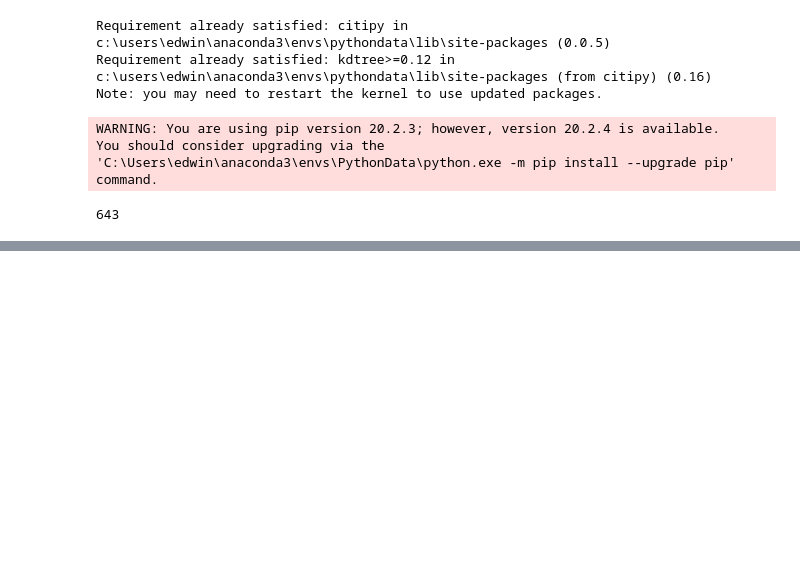
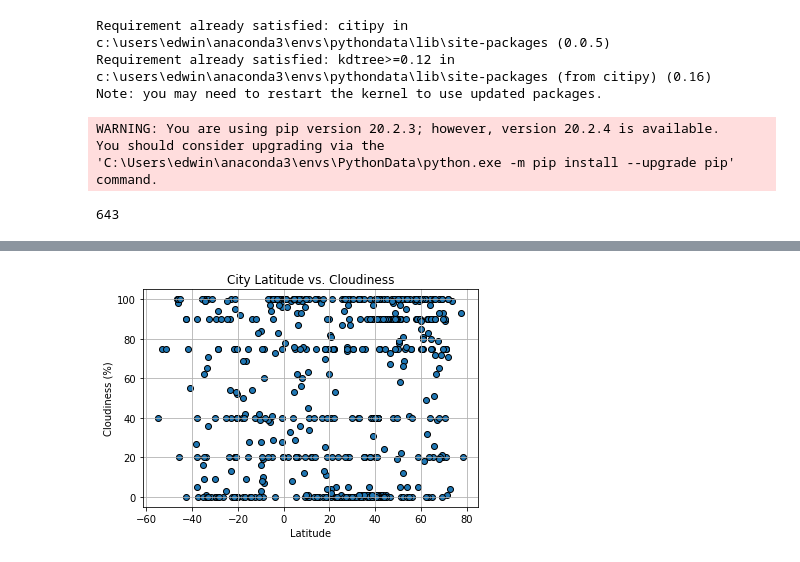
Before and after one commit to EdwinVargas22/UCI-Edwin-Vargas-Homework, a Jupyter notebook: 06-Python-API-Challenge/WeatherPy/WeatherPy.ipynb, the cells around one changed output, grey strips where cells are left out. Drawn from its saved outputs; the diff is of its cells as text; code cells hidden in the pictures; blank space fills up the shorter version.

```diff
--- a/06-Python-API-Challenge/WeatherPy/WeatherPy.ipynb
+++ b/06-Python-API-Challenge/WeatherPy/WeatherPy.ipynb
@@ -106,0 +185,13 @@ http://api.openweathermap.org/data/2.5/weather?units=Imperial&appid=630d4240179e
+# %%
+# Latitude vs Cloudiness Plot
+plt.scatter(weather_city_data['Lat'], weather_city_data['Cloudiness'], edgecolor="black", marker="o")
+
+plt.title("City Latitude vs. Cloudiness")
+plt.ylabel("Cloudiness (%)")
+plt.xlabel("Latitude")
+plt.grid(True)
+
+plt.savefig("Latitude vs. Cloudiness Plot.png")
+plt.show()
+# %% [output]
+[figure, added]
```
Also changed, not shown: parts of 8 cells of this notebook, 4 other files.
